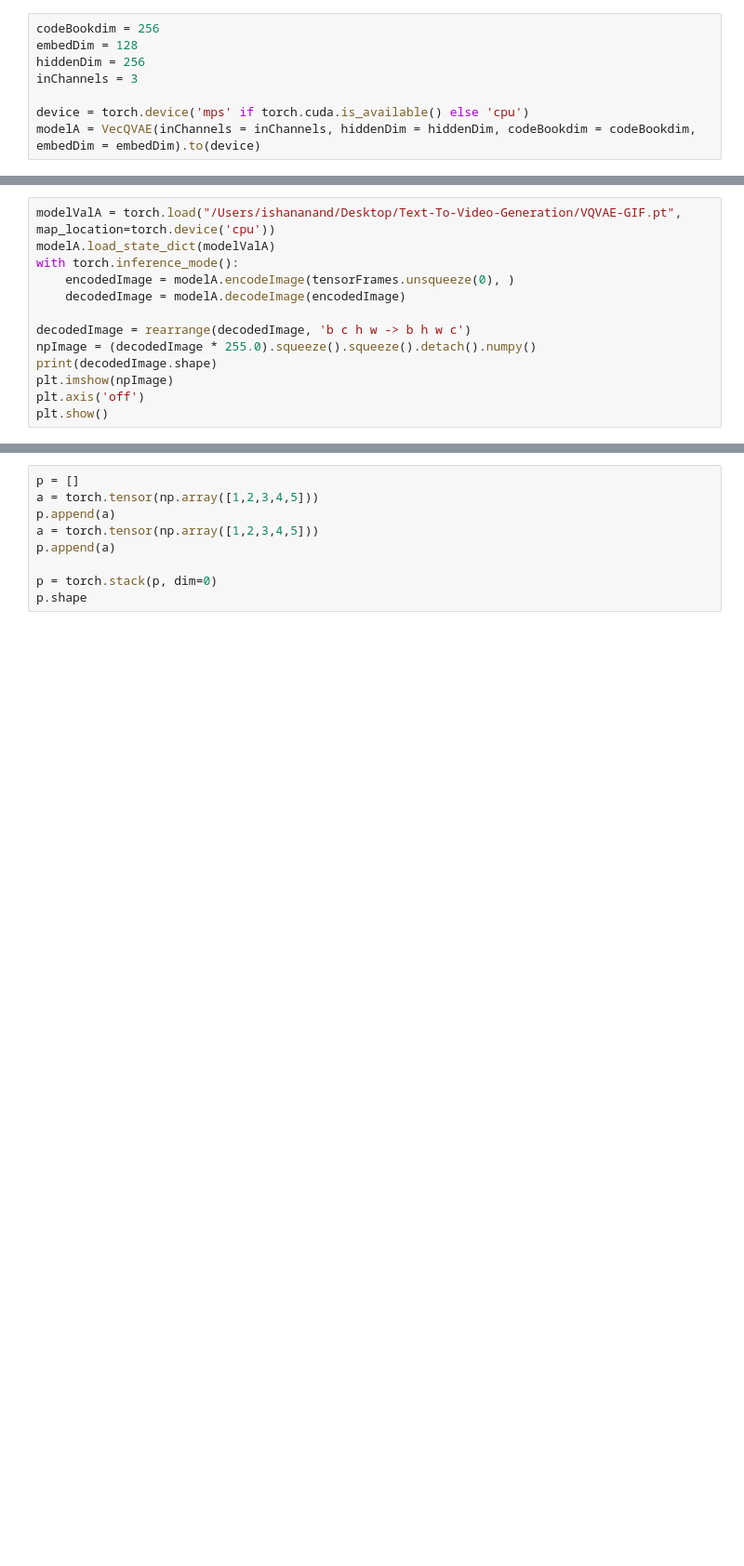
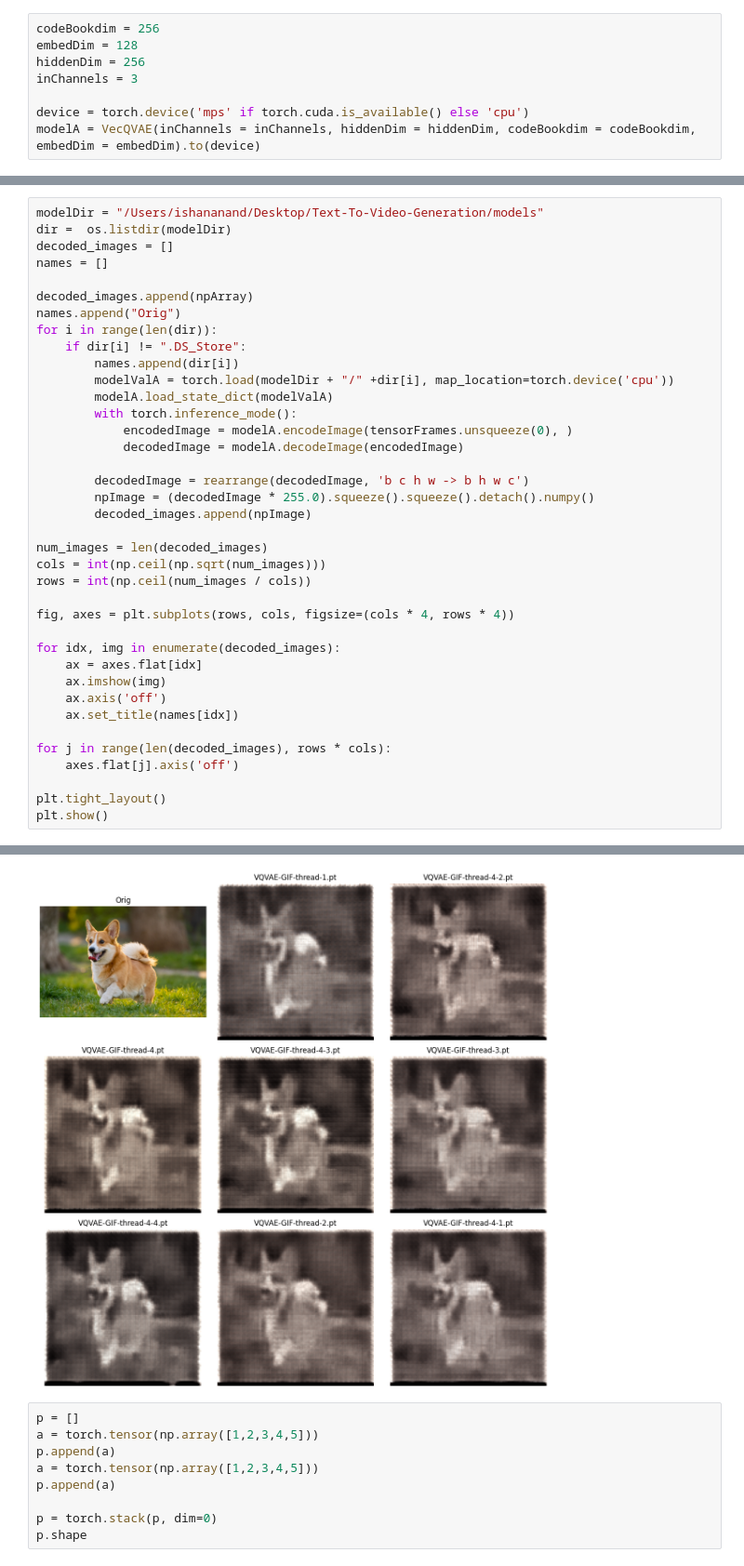
Before and after one commit to Ishushan02/Text-To-Video-Generation, a Jupyter notebook: 2_model_preparation.ipynb, the cells around one changed output, grey strips where cells are left out. Shown at 93% size. Saved outputs shown, nothing was run; the diff lists cells and outputs as text; blank space fills up the shorter version.

Commit message:
Add Model Variantioanl Changes

```diff
--- a/2_model_preparation.ipynb
+++ b/2_model_preparation.ipynb
@@ -81,13 +47,0 @@ torch.Size([1, 128, 128, 3])
-# %%
-modelValA = torch.load("/Users/ishananand/Desktop/Text-To-Video-Generation/VQVAE-GIF.pt", map_location=torch.device('cpu'))
-modelA.load_state_dict(modelValA)
-with torch.inference_mode():
-    encodedImage = modelA.encodeImage(tensorFrames.unsqueeze(0), )
-    decodedImage = modelA.decodeImage(encodedImage)
-
-decodedImage = rearrange(decodedImage, 'b c h w -> b h w c')
-npImage = (decodedImage * 255.0).squeeze().squeeze().detach().numpy()
-print(decodedImage.shape)
-plt.imshow(npImage)
-plt.axis('off')
-plt.show()
@@ -97,0 +48,39 @@ torch.Size([1, 128, 128, 3])
+# %%
+modelDir = "/Users/ishananand/Desktop/Text-To-Video-Generation/models"
+dir =  os.listdir(modelDir)
+decoded_images = []
+names = []
+
+decoded_images.append(npArray)
+names.append("Orig")
+for i in range(len(dir)):
+    if dir[i] != ".DS_Store":
+        names.append(dir[i])
+        modelValA = torch.load(modelDir + "/" +dir[i], map_location=torch.device('cpu'))
+        modelA.load_state_dict(modelValA)
+        with torch.inference_mode():
+            encodedImage = modelA.encodeImage(tensorFrames.unsqueeze(0), )
+            decodedImage = modelA.decodeImage(encodedImage)
+
+        decodedImage = rearrange(decodedImage, 'b c h w -> b h w c')
+        npImage = (decodedImage * 255.0).squeeze().squeeze().detach().numpy()
+        decoded_images.append(npImage)
+
+num_images = len(decoded_images)
+cols = int(np.ceil(np.sqrt(num_images)))
+rows = int(np.ceil(num_images / cols))
+
+fig, axes = plt.subplots(rows, cols, figsize=(cols * 4, rows * 4))
+
+for idx, img in enumerate(decoded_images):
+    ax = axes.flat[idx]
+    ax.imshow(img)
+    ax.axis('off')
+    ax.set_title(names[idx])
+
+for j in range(len(decoded_images), rows * cols):
+    axes.flat[j].axis('off')
+
+plt.tight_layout()
+plt.show()
+# %% [output]
@@ -98,3 +95,4 @@ torch.Size([1, 128, 128, 3])
+[figure, added]
 # %%
 p = []
 a = torch.tensor(np.array([1,2,3,4,5]))
```
Also changed, not shown: parts of 5 cells of this notebook, 3 other files.
